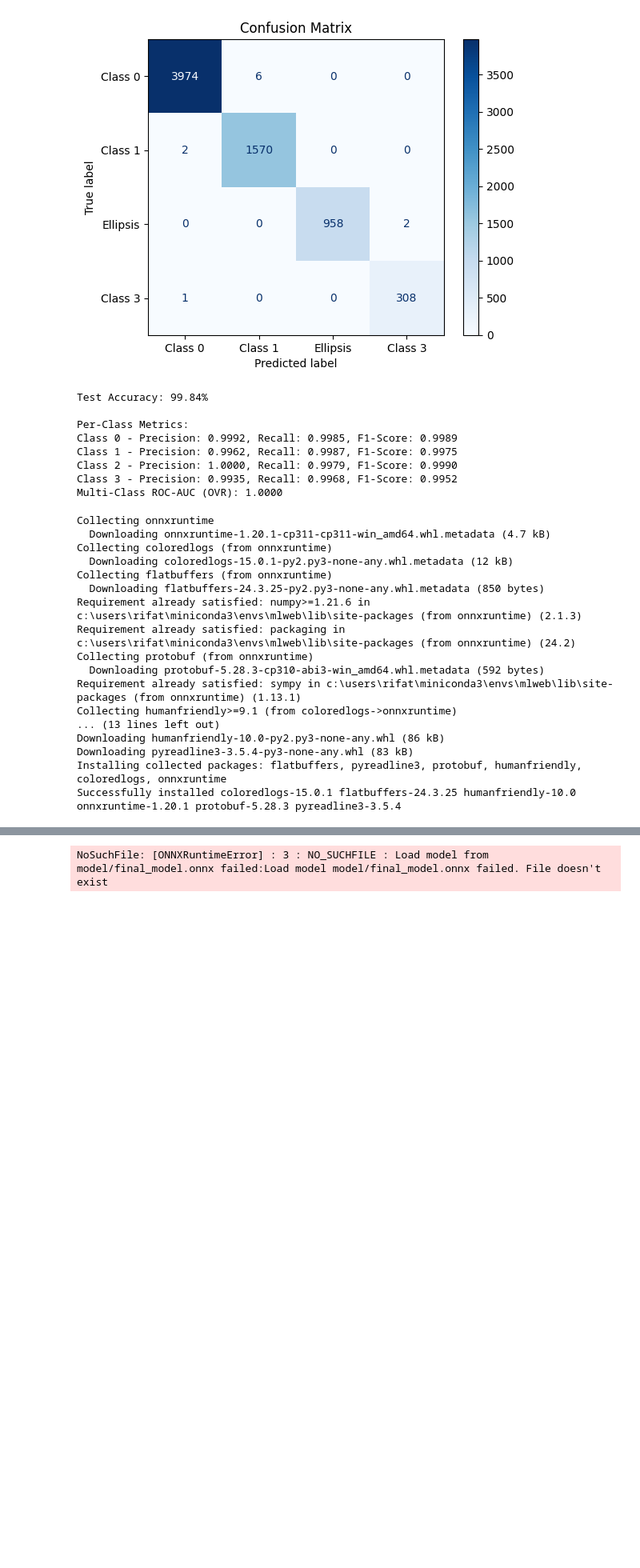
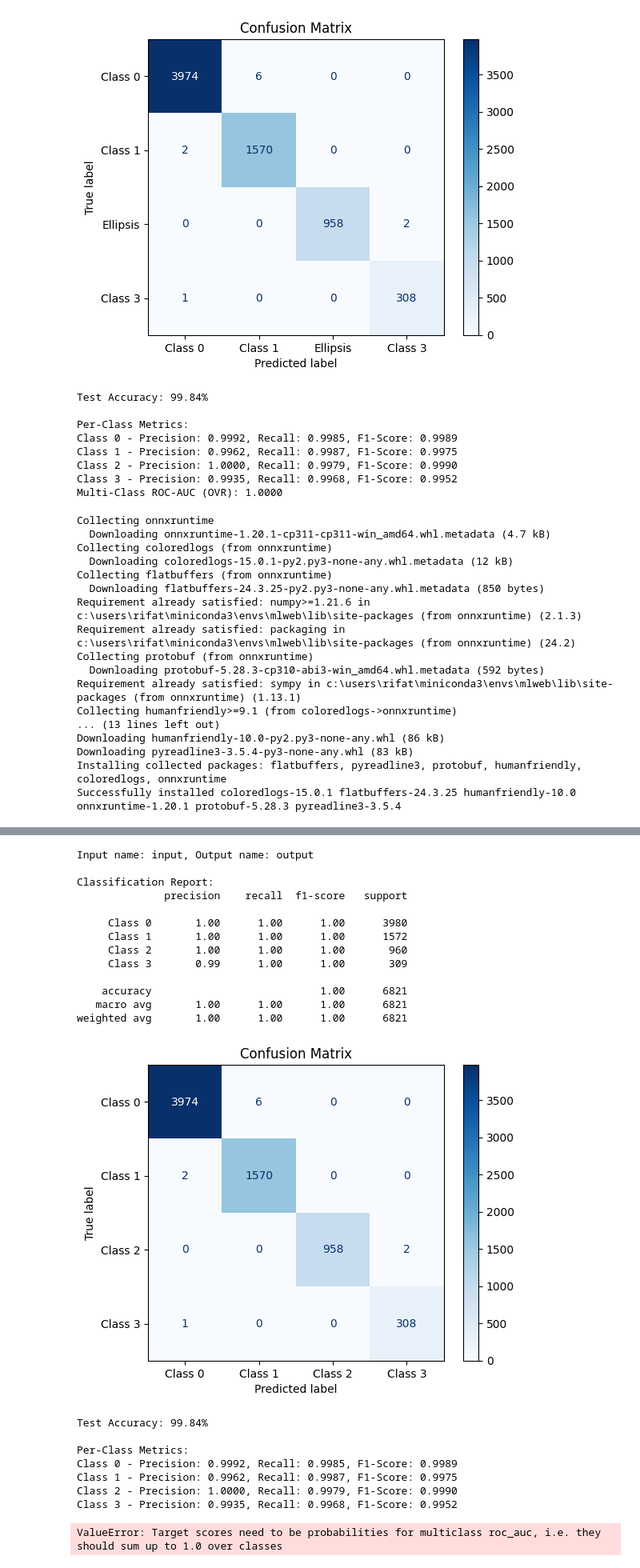
Before and after one commit to Nirab123456/portfolio_web_backend-, a Jupyter notebook: cvd_detaction/cvd_detatction.ipynb, the cells around one changed output, grey strips where cells are left out. Shown at 80% size. Saved outputs shown, nothing was run; the diff lists cells and outputs as text; code cells hidden in the pictures; blank space fills up the shorter version.

Commit message:
cvd html onnx working

```diff
--- a/cvd_detaction/cvd_detatction.ipynb
+++ b/cvd_detaction/cvd_detatction.ipynb
@@ -505,0 +576,18 @@ Successfully installed coloredlogs-15.0.1 flatbuffers-24.3.25 humanfriendly-10.0
+# %%
+import onnxruntime as ort
+import numpy as np
+
+# Load the exported ONNX model
+onnx_model_path = "final_model.onnx"
+session = ort.InferenceSession(onnx_model_path)
+
+# Print input and output details
+print("Inputs:", session.get_inputs())
+print("Outputs:", session.get_outputs())
+
+# Prepare a dummy input matching the input shape
+dummy_input = np.random.rand(1, 12).astype(np.float32)  # Adjust shape if needed
+
+# Run inference
+outputs = session.run(None, {session.get_inputs()[0].name: dummy_input})
+print("Outputs:", outputs)
@@ -509,8 +650,14 @@ import numpy as np
 from sklearn.metrics import classification_report, confusion_matrix, ConfusionMatrixDisplay, roc_auc_score, roc_curve, accuracy_score
 import matplotlib.pyplot as plt
 
+# Set the number of classes (output size)
+output_size = 4  # Number of output classes (adjust this based on your model's output)
+
+# Define the class labels (adjust based on your dataset)
+class_labels = [f"Class {i}" for i in range(output_size)]
+
 # Load the ONNX model
-onnx_model_path = 'model/final_model.onnx'
+onnx_model_path = 'final_model.onnx'
 session = ort.InferenceSession(onnx_model_path)
 
 # Get the input and output names from the ONNX model
@@ -518,25 +665,26 @@ input_name = session.get_inputs()[0].name
 output_name = session.get_outputs()[0].name
 print(f"Input name: {input_name}, Output name: {output_name}")
 
-# Prepare the test data (use the same test data you used for PyTorch)
-X_test_tensor = torch.tensor(X_test.values, dtype=torch.float32).cpu().numpy()
-y_test_tensor = y_test.values
+# Prepare the test data (assuming `X_test` and `y_test` are pandas DataFrames or numpy arrays)
+X_test_tensor = X_test.values.astype(np.float32)  # Convert to numpy array if it's a pandas DataFrame
+y_test_tensor = y_test.values  # Actual labels for the test set
 
 # Initialize variables to store results
 y_true = []
 y_pred = []
-y_probs = []
+y_probs = []  # To store probabilities for metrics like ROC-AUC
 
 # Evaluate the model on the test set using ONNX Runtime
-for i in range(0, len(X_test_tensor), 64):  # Assuming batch size of 64
-    batch_input = X_test_tensor[i:i+64]
-    batch_labels = y_test_tensor[i:i+64]
+batch_size = 1 # You can adjust the batch size here
+for i in range(0, len(X_test_tensor), batch_size):  # Iterate through batches
+    batch_input = X_test_tensor[i:i+batch_size]
+    batch_labels = y_test_tensor[i:i+batch_size]
 
     # Run inference on the batch
-    outputs = session.run([output_name], {input_name: batch_input.astype(np.float32)})
+    outputs = session.run([output_name], {input_name: batch_input})
 
-    # Get the predictions (class with max probability)
-    predicted = np.argmax(outputs[0], axis=1)
+    # Get the predicted labels (class with max probability)
+    predicted = np.argmax(outputs[0], axis=1)  # Get the class with the max probability
     probabilities = outputs[0]  # Raw probabilities for each class
 
     # Append results to lists
@@ -547,15 +695,15 @@ for i in range(0, len(X_test_tensor), 64):  # Assuming batch size of 64
 # Convert results to NumPy arrays
 y_true = np.array(y_true)
 y_pred = np.array(y_pred)
-y_probs = np.array(y_probs)
+y_probs = np.array(y_probs)  # Probabilities for each class
 
 # **1. Classification Report**
 print("\nClassification Report:")
-print(classification_report(y_true, y_pred, target_names=["Class 0", "Class 1", ..., f"Class {output_size-1}"]))
+print(classification_report(y_true, y_pred, target_names=class_labels))
 
 # **2. Confusion Matrix**
 cm = confusion_matrix(y_true, y_pred)
-disp = ConfusionMatrixDisplay(confusion_matrix=cm, display_labels=["Class 0", "Class 1", ..., f"Class {output_size-1}"])
+disp = ConfusionMatrixDisplay(confusion_matrix=cm, display_labels=class_labels)
 disp.plot(cmap=plt.cm.Blues)
 plt.title("Confusion Matrix")
 plt.show()
@@ -569,31 +717,52 @@ precision = cm.diagonal() / cm.sum(axis=0)
 recall = cm.diagonal() / cm.sum(axis=1)
 f1_scores = 2 * (precision * recall) / (precision + recall)
 
 print("\nPer-Class Metrics:")
 for i, (p, r, f1) in enumerate(zip(precision, recall, f1_scores)):
     print(f"Class {i} - Precision: {p:.4f}, Recall: {r:.4f}, F1-Score: {f1:.4f}")
 
 # **5. ROC-AUC (for multi-class)**
 if output_size == 2:
     # For binary classification
     roc_auc = roc_auc_score(y_true, y_probs[:, 1])
     print(f"ROC-AUC Score: {roc_auc:.4f}")
 
     # ROC Curve
     fpr, tpr, thresholds = roc_curve(y_true, y_probs[:, 1])
     plt.figure()
     plt.plot(fpr, tpr, label=f'ROC Curve (AUC = {roc_auc:.2f})')
     plt.xlabel('False Positive Rate')
     plt.ylabel('True Positive Rate')
     plt.title('Receiver Operating Characteristic (ROC) Curve')
     plt.legend(loc="lower right")
     plt.show()
 else:
     # For multi-class ROC-AUC (one-vs-rest approach)
     roc_auc_ovr = roc_auc_score(y_true, y_probs, multi_class='ovr')
     print(f"Multi-Class ROC-AUC (OVR): {roc_auc_ovr:.4f}")
 
 # **6. Log Predictions (optional for debugging)**
 np.savetxt("predictions.csv", np.column_stack((y_true, y_pred)), fmt='%d', delimiter=',', header='True,Predicted')
 # %% [output]
-NoSuchFile: [ONNXRuntimeError] : 3 : NO_SUCHFILE : Load model from model/final_model.onnx failed:Load model model/final_model.onnx failed. File doesn't exist
+Input name: input, Output name: output
+
+Classification Report:
+              precision    recall  f1-score   support
+
+     Class 0       1.00      1.00      1.00      3980
+     Class 1       1.00      1.00      1.00      1572
+     Class 2       1.00      1.00      1.00       960
+     Class 3       0.99      1.00      1.00       309
+
+    accuracy                           1.00      6821
+   macro avg       1.00      1.00      1.00      6821
+weighted avg       1.00      1.00      1.00      6821
+[figure, added]
+Test Accuracy: 99.84%
+
+Per-Class Metrics:
+Class 0 - Precision: 0.9992, Recall: 0.9985, F1-Score: 0.9989
+Class 1 - Precision: 0.9962, Recall: 0.9987, F1-Score: 0.9975
+Class 2 - Precision: 1.0000, Recall: 0.9979, F1-Score: 0.9990
+Class 3 - Precision: 0.9935, Recall: 0.9968, F1-Score: 0.9952
+ValueError: Target scores need to be probabilities for multiclass roc_auc, i.e. they should sum up to 1.0 over classes
```
Also changed, not shown: parts of 8 cells of this notebook, 6 other files.
